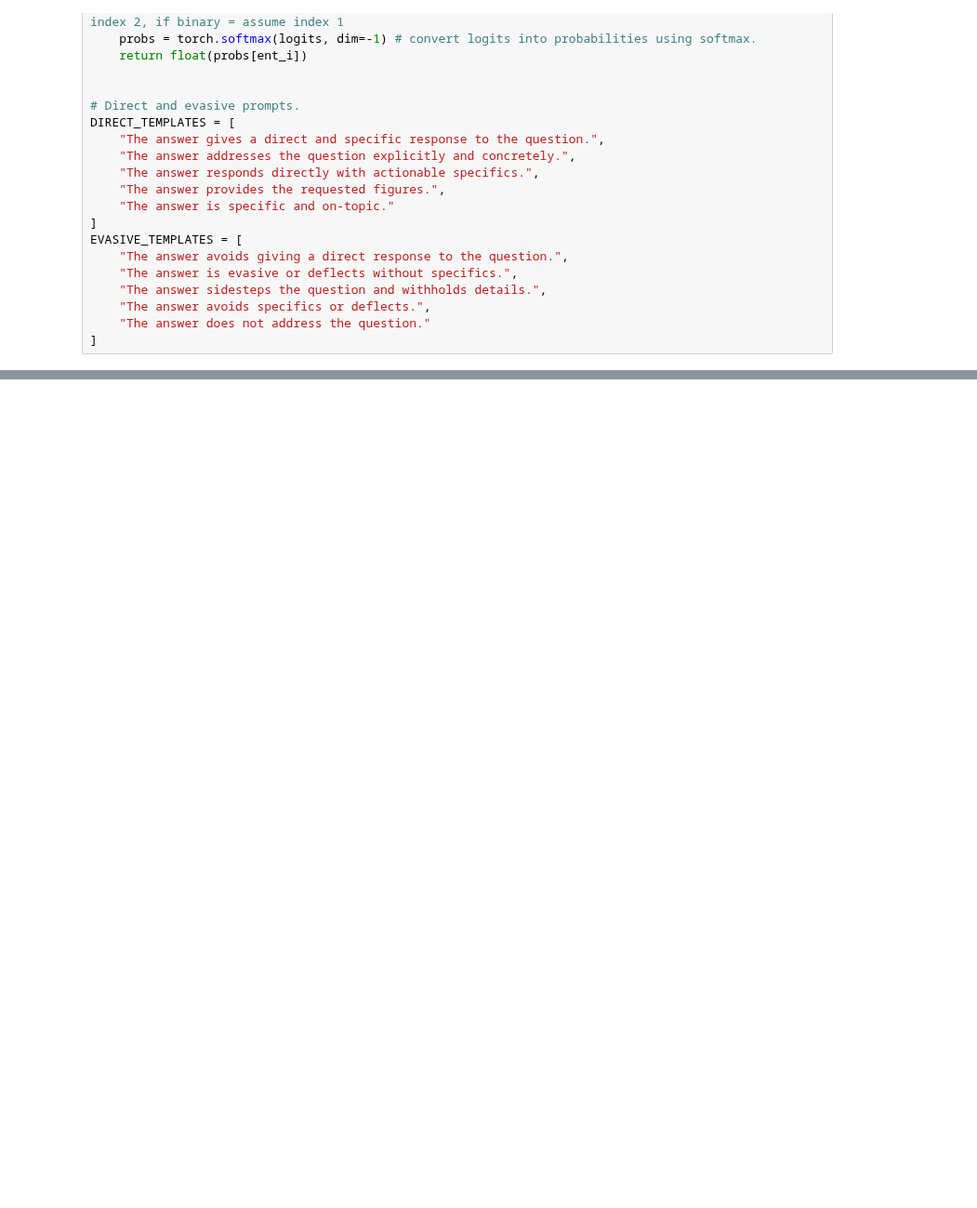
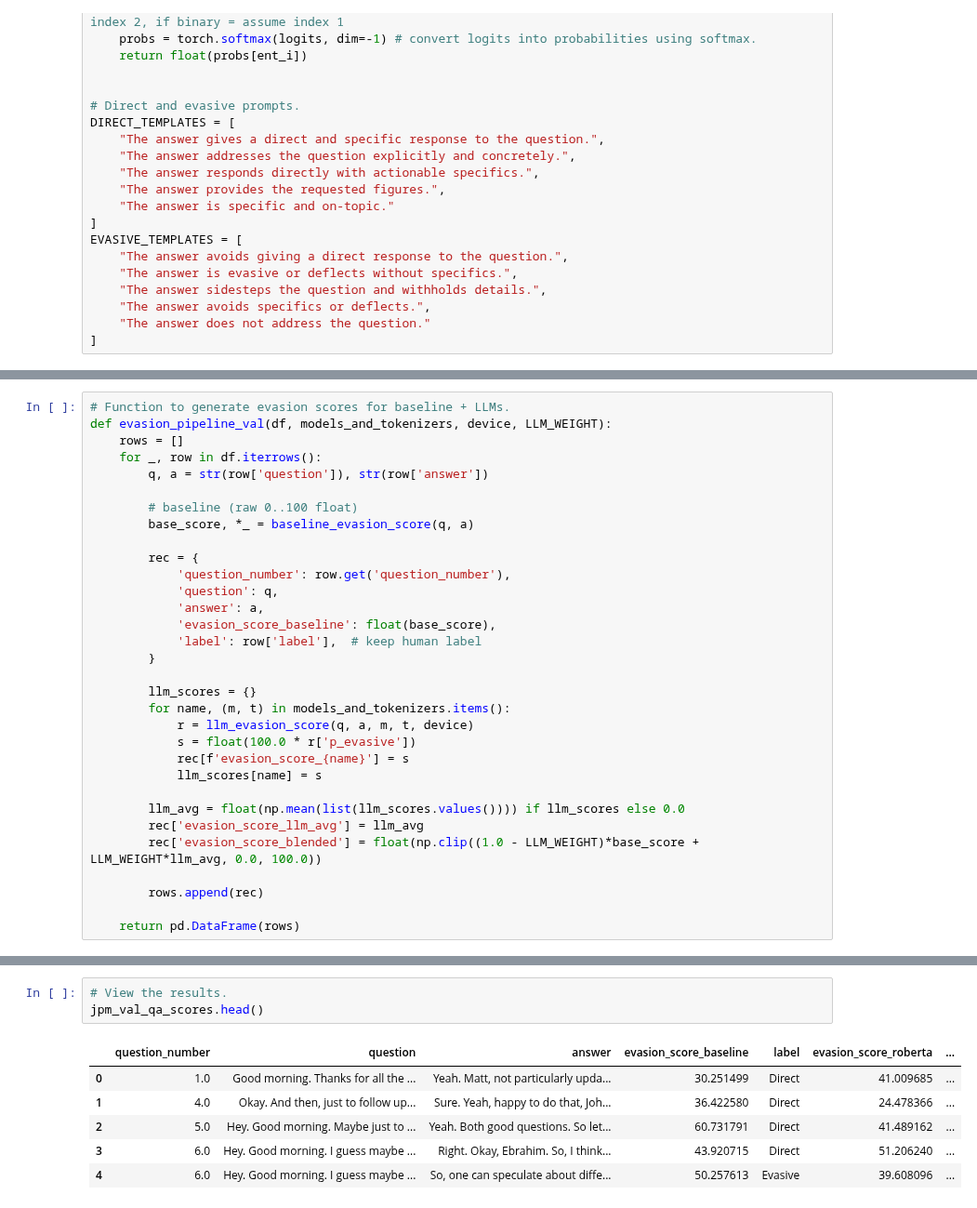
Before and after one commit to JSA10/cam_ds_ep_FinSight, a Jupyter notebook: notebooks/FinSight_Evasion_Detection.ipynb, the cells around one changed output, grey strips where cells are left out. Shown at 93% size. Drawn from its saved outputs; the diff is of its cells as text; blank space fills up the shorter version.

```diff
--- a/notebooks/FinSight_Evasion_Detection.ipynb
+++ b/notebooks/FinSight_Evasion_Detection.ipynb
@@ -676,0 +680,32 @@ def llm_evasion_score(question, answer, model, tokenizer, device, temperature=2.
+# %%
+# Function to generate evasion scores for baseline + LLMs.
+def evasion_pipeline_val(df, models_and_tokenizers, device, LLM_WEIGHT):
+    rows = []
+    for _, row in df.iterrows():
+        q, a = str(row['question']), str(row['answer'])
+
+        # baseline (raw 0..100 float)
+        base_score, *_ = baseline_evasion_score(q, a)
+
+        rec = {
+            'question_number': row.get('question_number'),
+            'question': q,
+            'answer': a,
+            'evasion_score_baseline': float(base_score),
+            'label': row['label'],  # keep human label
+        }
+
+        llm_scores = {}
+        for name, (m, t) in models_and_tokenizers.items():
+            r = llm_evasion_score(q, a, m, t, device)
+            s = float(100.0 * r['p_evasive'])
+            rec[f'evasion_score_{name}'] = s
+            llm_scores[name] = s
+
+        llm_avg = float(np.mean(list(llm_scores.values()))) if llm_scores else 0.0
+        rec['evasion_score_llm_avg'] = llm_avg
+        rec['evasion_score_blended'] = float(np.clip((1.0 - LLM_WEIGHT)*base_score + LLM_WEIGHT*llm_avg, 0.0, 100.0))
+
+        rows.append(rec)
+
+    return pd.DataFrame(rows)
@@ -676,0 +722,10 @@ def llm_evasion_score(question, answer, model, tokenizer, device, temperature=2.
+# %%
+# View the results.
+jpm_val_qa_scores.head()
+# %% [output]
+|  | question_number | question | answer | evasion_score_baseline | label | evasion_score_roberta | ... |
+| 0 | 1.0 | Good morning. Thanks for all the ... | Yeah. Matt, not particularly upda... | 30.251499 | Direct | 41.009685 | ... |
+| 1 | 4.0 | Okay. And then, just to follow up... | Sure. Yeah, happy to do that, Joh... | 36.422580 | Direct | 24.478366 | ... |
+| 2 | 5.0 | Hey. Good morning. Maybe just to ... | Yeah. Both good questions. So let... | 60.731791 | Direct | 41.489162 | ... |
+| 3 | 6.0 | Hey. Good morning. I guess maybe ... | Right. Okay, Ebrahim. So, I think... | 43.920715 | Direct | 51.206240 | ... |
+| 4 | 6.0 | Hey. Good morning. I guess maybe ... | So, one can speculate about diffe... | 50.257613 | Evasive | 39.608096 | ... |
```
Also changed, not shown: parts of 11 cells of this notebook.
